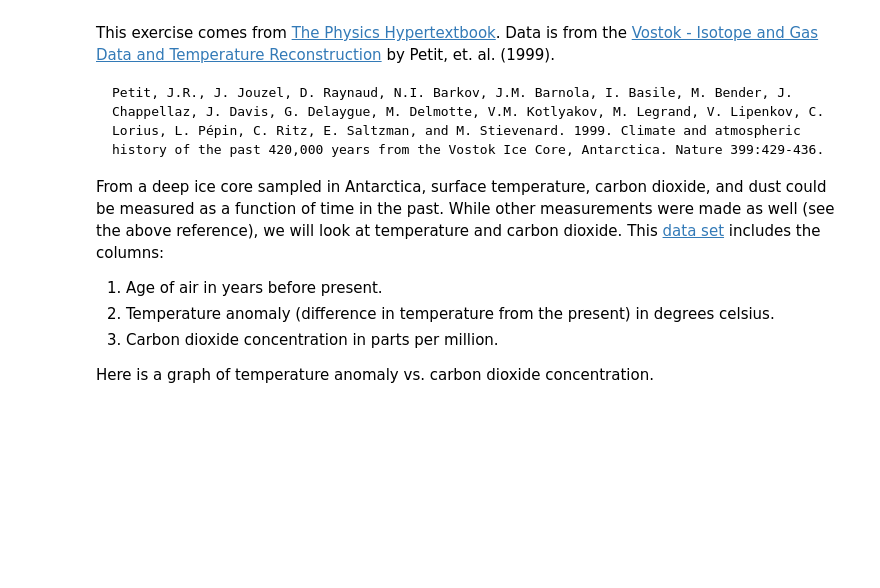
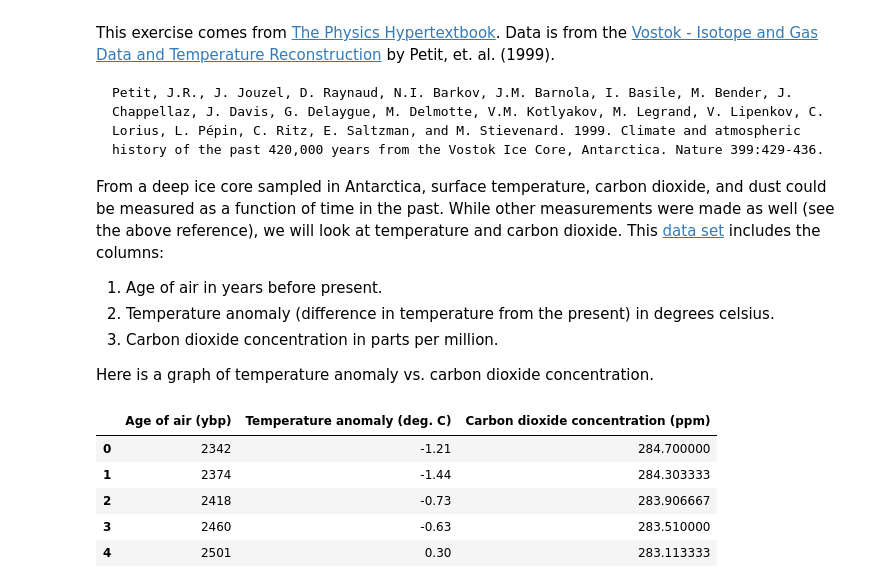
Before and after one commit to atitus/STLinSTL, a Jupyter notebook: workshop2/04-applications/vostok.ipynb, the cells around one changed output. Cells and saved outputs as stored; diff of their text form; code cells hidden in the pictures; blank space fills up the shorter version.

```diff
--- a/workshop2/04-applications/vostok.ipynb
+++ b/workshop2/04-applications/vostok.ipynb
@@ -17,3 +17,14 @@ import numpy as np #used for arrays and numerical functions
 import pandas as pd #used for reading a data file
 import matplotlib.pyplot as plt #used for graphing
 from scipy.optimize import curve_fit #used for curve fitting
+# %%
+# read the data file
+df = pd.read_csv('https://raw.githubusercontent.com/atitus/STLinSTL/main/workshop2/04-applications/vostok.txt', sep='\t')
+df.head()
+# %% [output]
+|  | Age of air (ybp) | Temperature anomaly (deg. C) | Carbon dioxide concentration (ppm) |
+| 0 | 2342 | -1.21 | 284.700000 |
+| 1 | 2374 | -1.44 | 284.303333 |
+| 2 | 2418 | -0.73 | 283.906667 |
+| 3 | 2460 | -0.63 | 283.510000 |
+| 4 | 2501 | 0.30 | 283.113333 |
```
Also changed, not shown: parts of 5 cells of this notebook, 2 other files.
